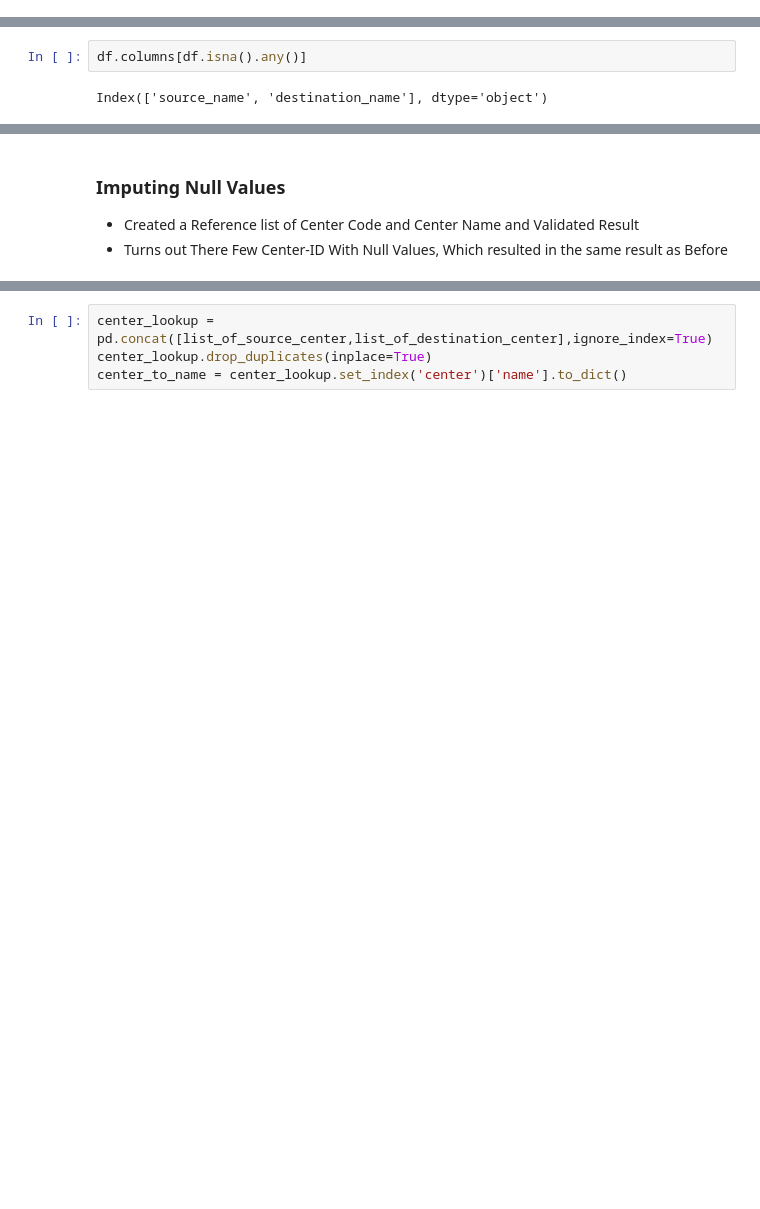
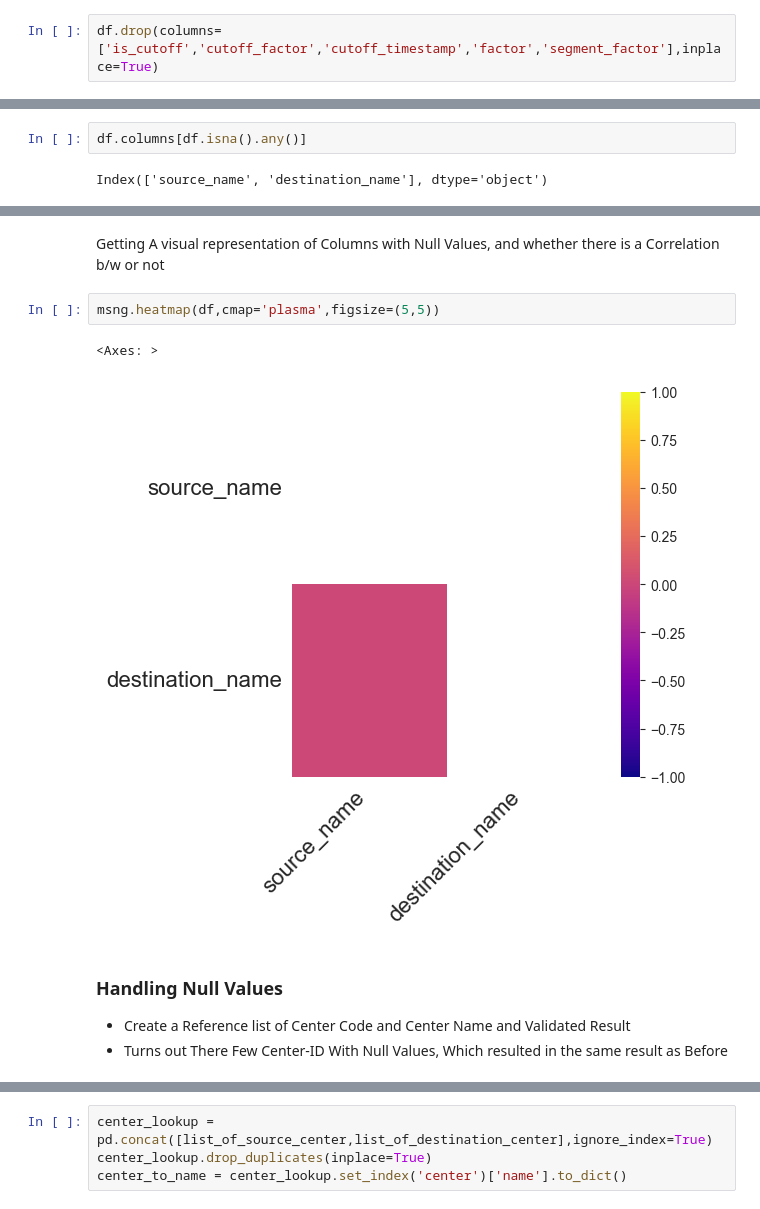
Before and after one commit to charles-owo/supply_chain_feature_engineering_analytics, a Jupyter notebook: supply_chain_service_feature_engineering.ipynb, the cells around one changed output, grey strips where cells are left out. Cells and saved outputs as stored; diff of their text form; blank space fills up the shorter version.

```diff
--- a/supply_chain_service_feature_engineering.ipynb
+++ b/supply_chain_service_feature_engineering.ipynb
@@ -47,0 +64,2 @@ df.head(20)
+# %%
+df.drop(columns=['is_cutoff','cutoff_factor','cutoff_timestamp','factor','segment_factor'],inplace=True)
@@ -72,6 +94,13 @@ dtype: float64
+# %% [markdown]
+Getting A visual representation of Columns with Null Values, and whether there is a Correlation b/w or not
+# %%
+msng.heatmap(df,cmap='plasma',figsize=(5,5))
+# %% [output]
+<Axes: >
+[figure, added]
 # %% [markdown]
-###  Imputing Null Values
-- Created a Reference list of Center Code and Center Name and Validated Result
+###  Handling Null Values
+- Create a Reference list of Center Code and Center Name and Validated Result
 - Turns out There Few Center-ID With Null Values, Which resulted in the same result as Before
 # %%
 list_of_source_center = df.groupby(['source_center','source_name']).size().reset_index()
```
Also changed, not shown: parts of 51 cells of this notebook.
